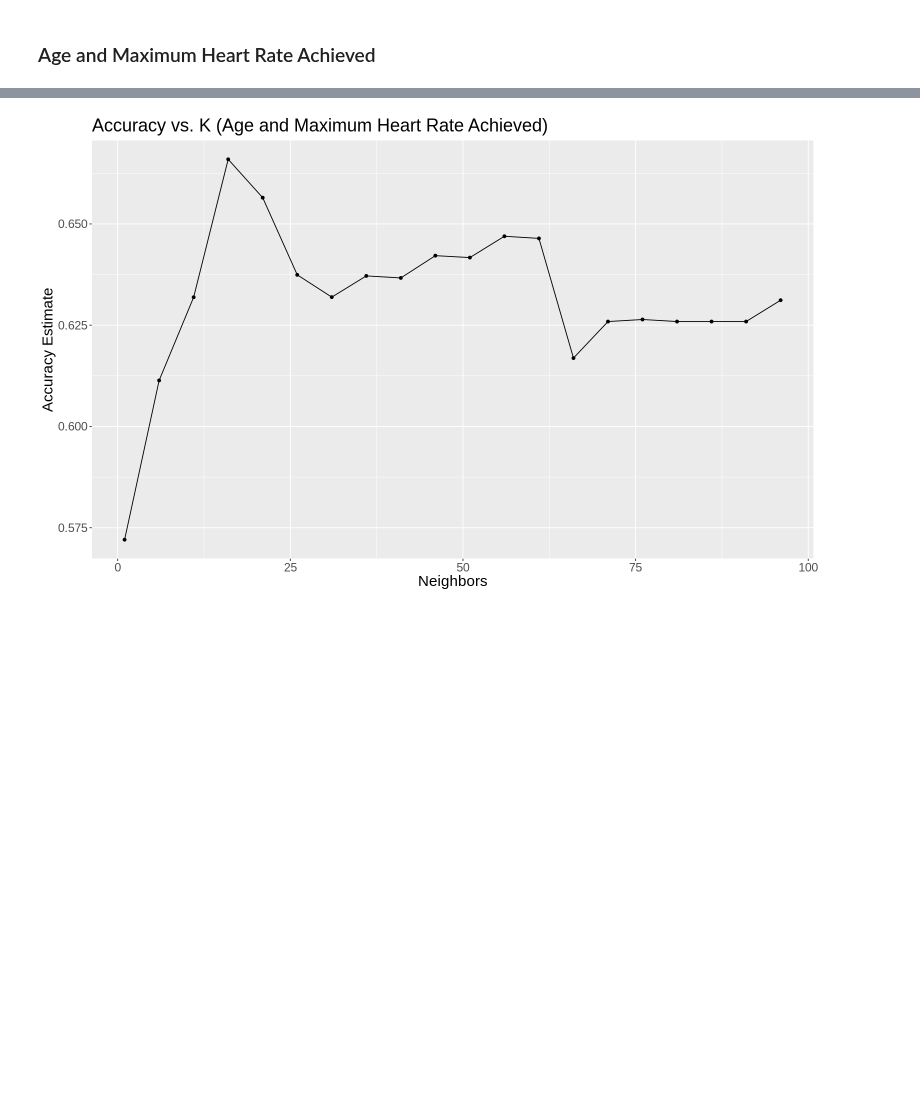
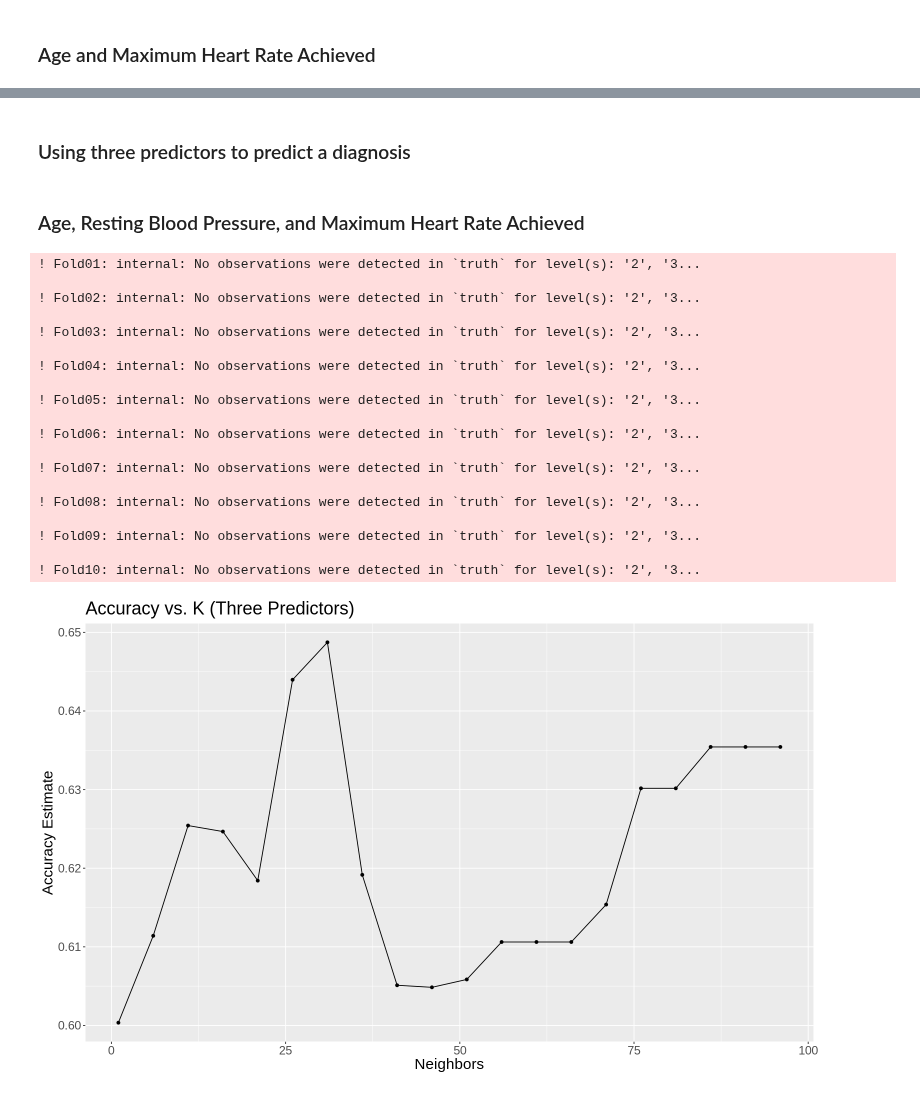
Before and after one commit to camirr/Heart-Disease-Data-Set-Case-Study, a Jupyter notebook: Project_report.ipynb, the cells around one changed output, grey strips where cells are left out. Saved outputs shown, nothing was run; the diff lists cells and outputs as text; code cells hidden in the pictures; blank space fills up the shorter version.

Commit message:
Data Analysis Update

```diff
--- a/Project_report.ipynb
+++ b/Project_report.ipynb
@@ -443,17 +562,61 @@ knn_results_2 <- workflow() %>%
+# %% [markdown]
+### Using three predictors to predict a diagnosis
+# %% [markdown]
+### Age, Resting Blood Pressure, and Maximum Heart Rate Achieved
 # %%
+# Set the seed
+set.seed(100)
+
+# Create the standardization recipe
+three_predictors_recipe_1 <- recipe(diagnosis ~ age + max_hr + resting_BP, data = heart_disease_train) %>%
+                        step_center(all_predictors()) %>%
+                        step_scale(all_predictors())
+
+# Create the KNN model specification
+knn_spec_three_1 <- nearest_neighbor(weight_func = "rectangular", neighbors = tune()) %>%
+            set_engine("kknn")%>%
+            set_mode("classification")
+
+# Perform 10-fold cross-validation
+heart_disease_vfold_three_1 <- vfold_cv(heart_disease_train, v = 10, strata = diagnosis)
+
+knn_results_three_1 <- workflow() %>%
+            add_recipe(three_predictors_recipe_1)%>%
+            add_model(knn_spec_three_1) %>%
+            tune_grid(resamples = heart_disease_vfold_three_1, grid = k_vals) %>%
+            collect_metrics()
+
 # Filter for accuracy from the .metric column
-accuracies_2 <- knn_results_2 %>%
+accuracies_three_1 <- knn_results_three_1  %>%
        filter(.metric == "accuracy")
 
 
 # Select K by plotting Accuracy vs. K
-
-accuracy_vs_k_2 <- ggplot(accuracies_2, aes(x = neighbors, y = mean))+
+accuracy_vs_k_three_1 <- ggplot(accuracies_three_1, aes(x = neighbors, y = mean))+
                     geom_point()+
                     geom_line()+
                     labs(x = "Neighbors", y = "Accuracy Estimate")+
                     theme(text = element_text(size = 18))+
-                    ggtitle("Accuracy vs. K (Age and Maximum Heart Rate Achieved)")
-accuracy_vs_k_2
+                    ggtitle("Accuracy vs. K (Three Predictors)")
+accuracy_vs_k_three_1
 # %% [output]
+! Fold01: internal: No observations were detected in `truth` for level(s): '2', '3...
+
+! Fold02: internal: No observations were detected in `truth` for level(s): '2', '3...
+
+! Fold03: internal: No observations were detected in `truth` for level(s): '2', '3...
+
+! Fold04: internal: No observations were detected in `truth` for level(s): '2', '3...
+
+! Fold05: internal: No observations were detected in `truth` for level(s): '2', '3...
+
+! Fold06: internal: No observations were detected in `truth` for level(s): '2', '3...
+
+! Fold07: internal: No observations were detected in `truth` for level(s): '2', '3...
+
+! Fold08: internal: No observations were detected in `truth` for level(s): '2', '3...
+
+! Fold09: internal: No observations were detected in `truth` for level(s): '2', '3...
+
+! Fold10: internal: No observations were detected in `truth` for level(s): '2', '3...
-[figure, old version]
+[figure, new version]
```
Also changed, not shown: parts of 31 cells of this notebook.
